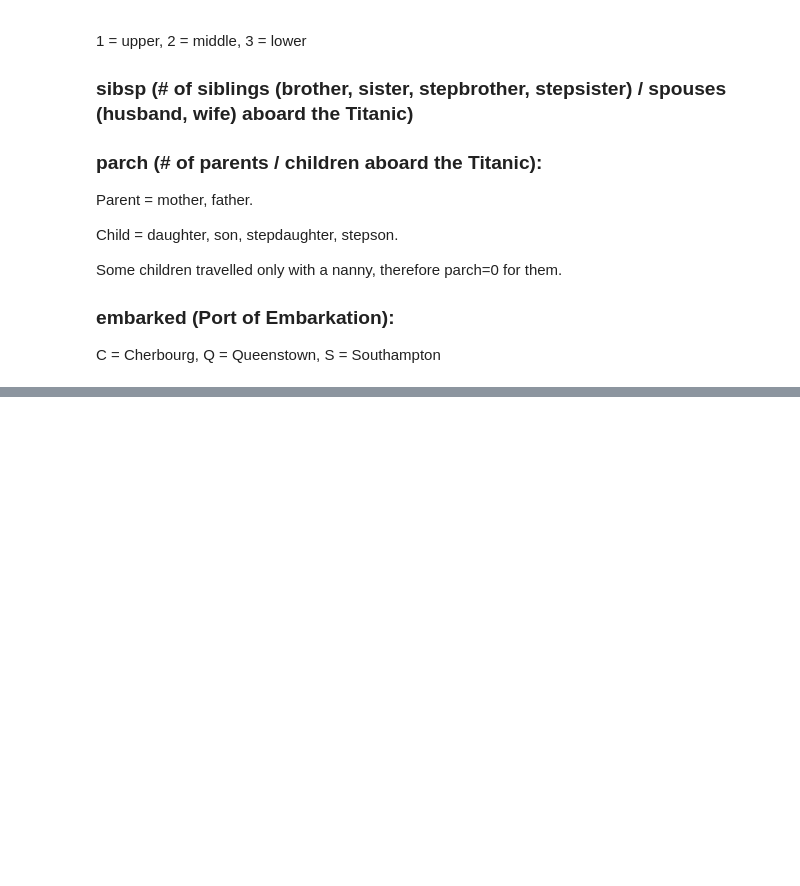
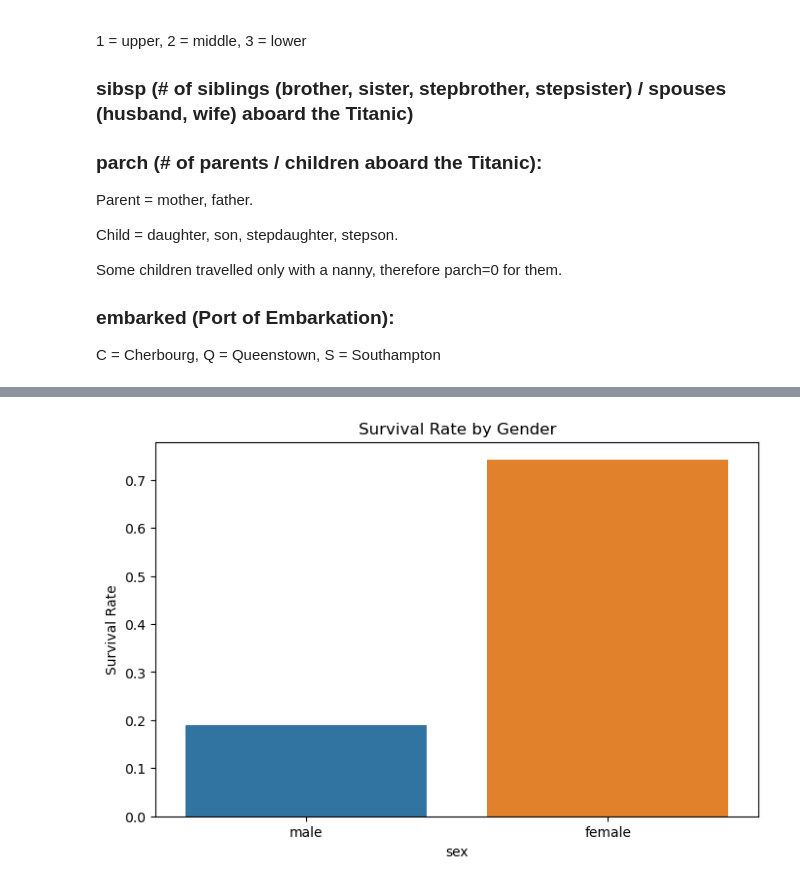
Before and after one commit to chance-roberts/DATA6550-Visualization, a Jupyter notebook: Code/Brown/BrownA_Visualization.ipynb, the cells around one changed output, grey strips where cells are left out. Cells and saved outputs as stored; diff of their text form; code cells hidden in the pictures; blank space fills up the shorter version.

```diff
--- a/Code/Brown/BrownA_Visualization.ipynb
+++ b/Code/Brown/BrownA_Visualization.ipynb
@@ -68,3 +128,16 @@ age_nulls.head(20)
+# %%
+## Good Visualizations
+
+plt.figure(figsize=(8,5))
+sns.barplot(x="sex", y="survived", data=titanic, ci=None)
+plt.title("Survival Rate by Gender")
+plt.ylabel("Survival Rate")
+plt.show()
+
+### bar chart: survival rate by gender
+### simple, clear comparison of survival rates between genders.
+# %% [output]
+[figure, added]
 # %%
 ## Good Visualizations
 
```
Also changed, not shown: parts of 11 cells of this notebook.
